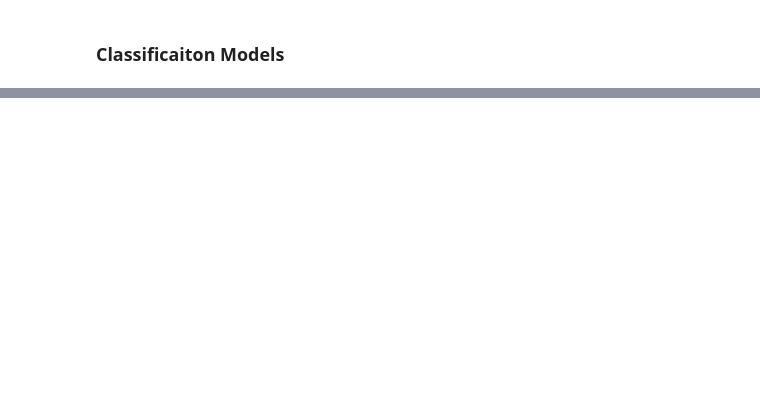
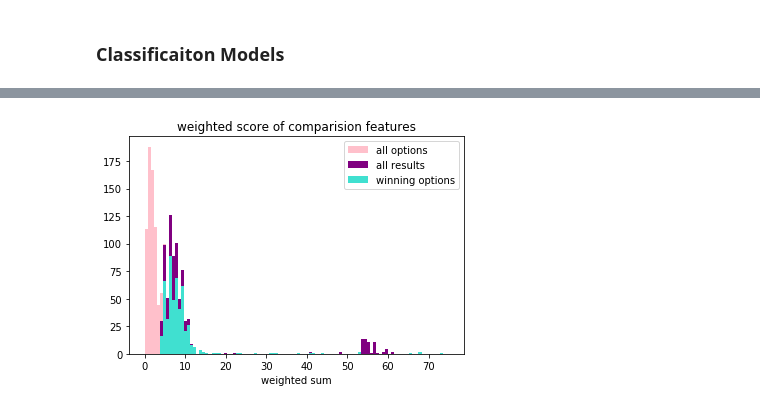
Before and after one commit to catalyst-cooperative/rmi-ferc1-eia, a Jupyter notebook: notebooks/ferc_eia_connections.ipynb, the cells around one changed output, grey strips where cells are left out. Drawn from its saved outputs; the diff is of its cells as text; code cells hidden in the pictures; blank space fills up the shorter version.

```diff
--- a/notebooks/ferc_eia_connections.ipynb
+++ b/notebooks/ferc_eia_connections.ipynb
@@ -394,0 +261,4 @@ pd.DataFrame(index=predict_all)
+# %%
+plot_all_hist(feats_all,results,winners, range=(0,75))
+# %% [output]
+[figure, added]
```
Also changed, not shown: parts of 45 cells of this notebook, 6 other files.
